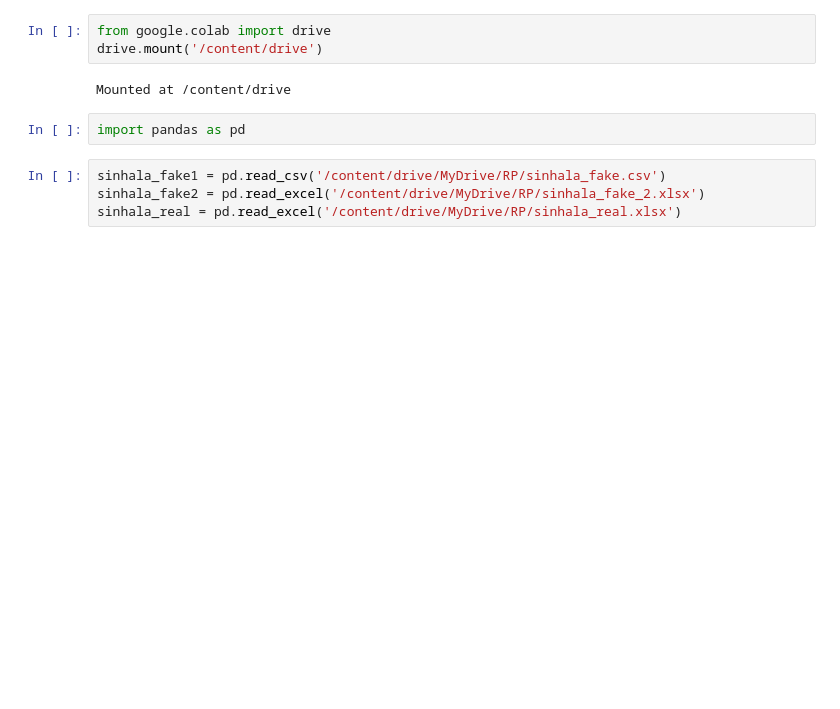
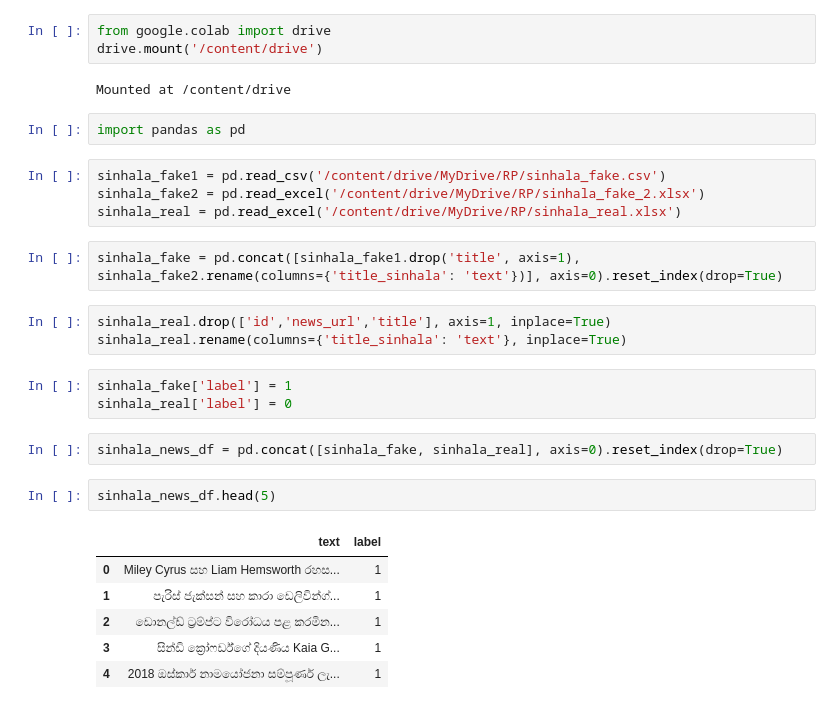
Before and after one commit to tharindudecosta/24-25J-144-Fake_news_detection_BE, a Jupyter notebook: ColabNoteBook/IT21252754/sinhala_fake_news_detection.ipynb, the cells around one changed output. Cells and saved outputs as stored; diff of their text form; blank space fills up the shorter version.

```diff
--- a/ColabNoteBook/IT21252754/sinhala_fake_news_detection.ipynb
+++ b/ColabNoteBook/IT21252754/sinhala_fake_news_detection.ipynb
@@ -46,3 +46,22 @@ import pandas as pd
 sinhala_fake1 = pd.read_csv('/content/drive/MyDrive/RP/sinhala_fake.csv')
 sinhala_fake2 = pd.read_excel('/content/drive/MyDrive/RP/sinhala_fake_2.xlsx')
 sinhala_real = pd.read_excel('/content/drive/MyDrive/RP/sinhala_real.xlsx')
+# %%
+sinhala_fake = pd.concat([sinhala_fake1.drop('title', axis=1), sinhala_fake2.rename(columns={'title_sinhala': 'text'})], axis=0).reset_index(drop=True)
+# %%
+sinhala_real.drop(['id','news_url','title'], axis=1, inplace=True)
+sinhala_real.rename(columns={'title_sinhala': 'text'}, inplace=True)
+# %%
+sinhala_fake['label'] = 1
+sinhala_real['label'] = 0
+# %%
+sinhala_news_df = pd.concat([sinhala_fake, sinhala_real], axis=0).reset_index(drop=True)
+# %%
+sinhala_news_df.head(5)
+# %% [output]
+|  | text | label |
+| 0 | Miley Cyrus සහ Liam Hemsworth රහස... | 1 |
+| 1 | පැරිස් ජැක්සන් සහ කාරා ඩෙලිවින්ග්... | 1 |
+| 2 | ඩොනල්ඩ් ට්‍රම්ප්ට විරෝධය පළ කරමින... | 1 |
+| 3 | සින්ඩි ක්‍රෝෆර්ඩ්ගේ දියණිය Kaia G... | 1 |
+| 4 | 2018 ඔස්කාර් නාමයෝජනා සම්පූර්ණ ලැ... | 1 |
```
Also changed, not shown: parts of 6 cells of this notebook.
